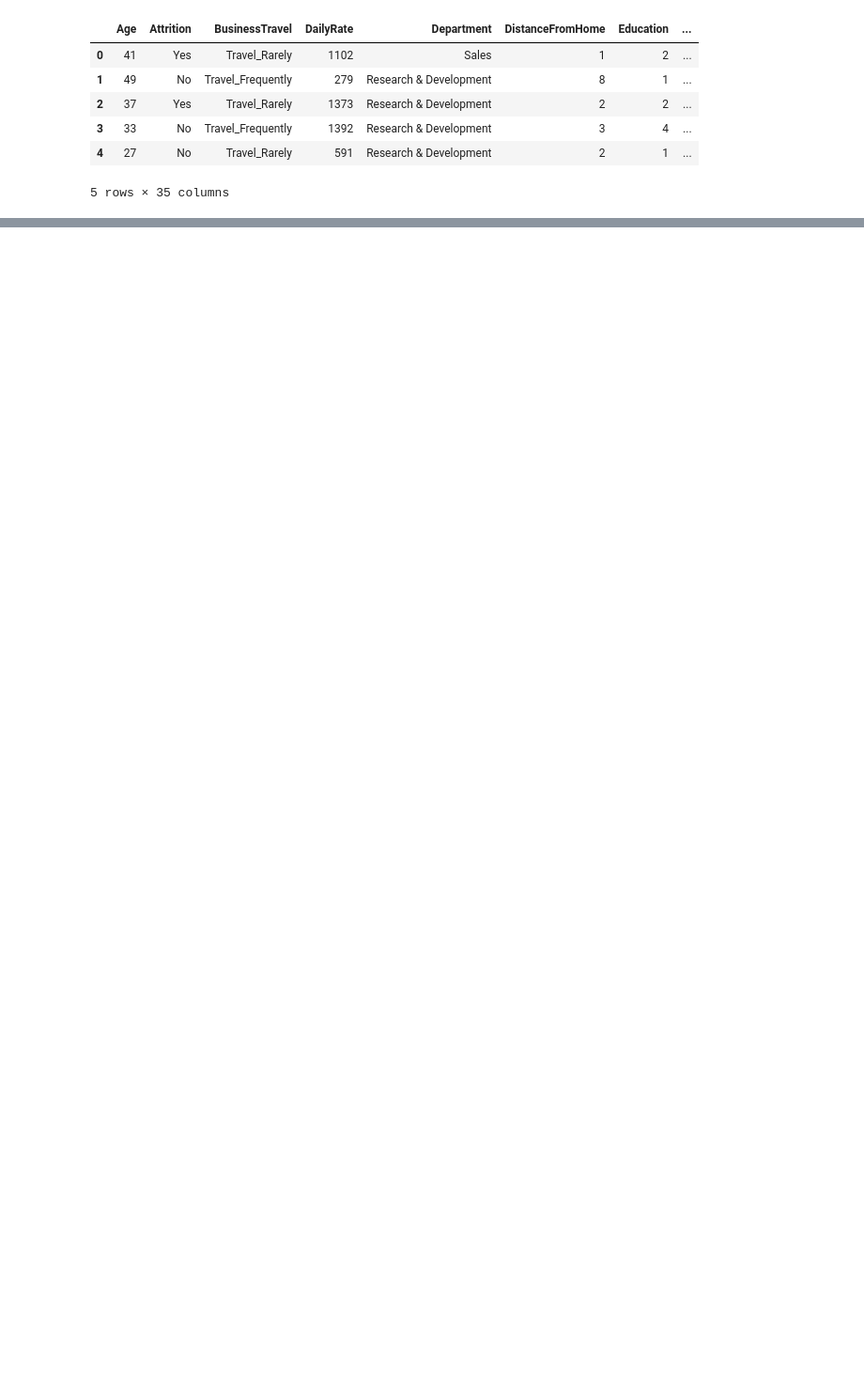
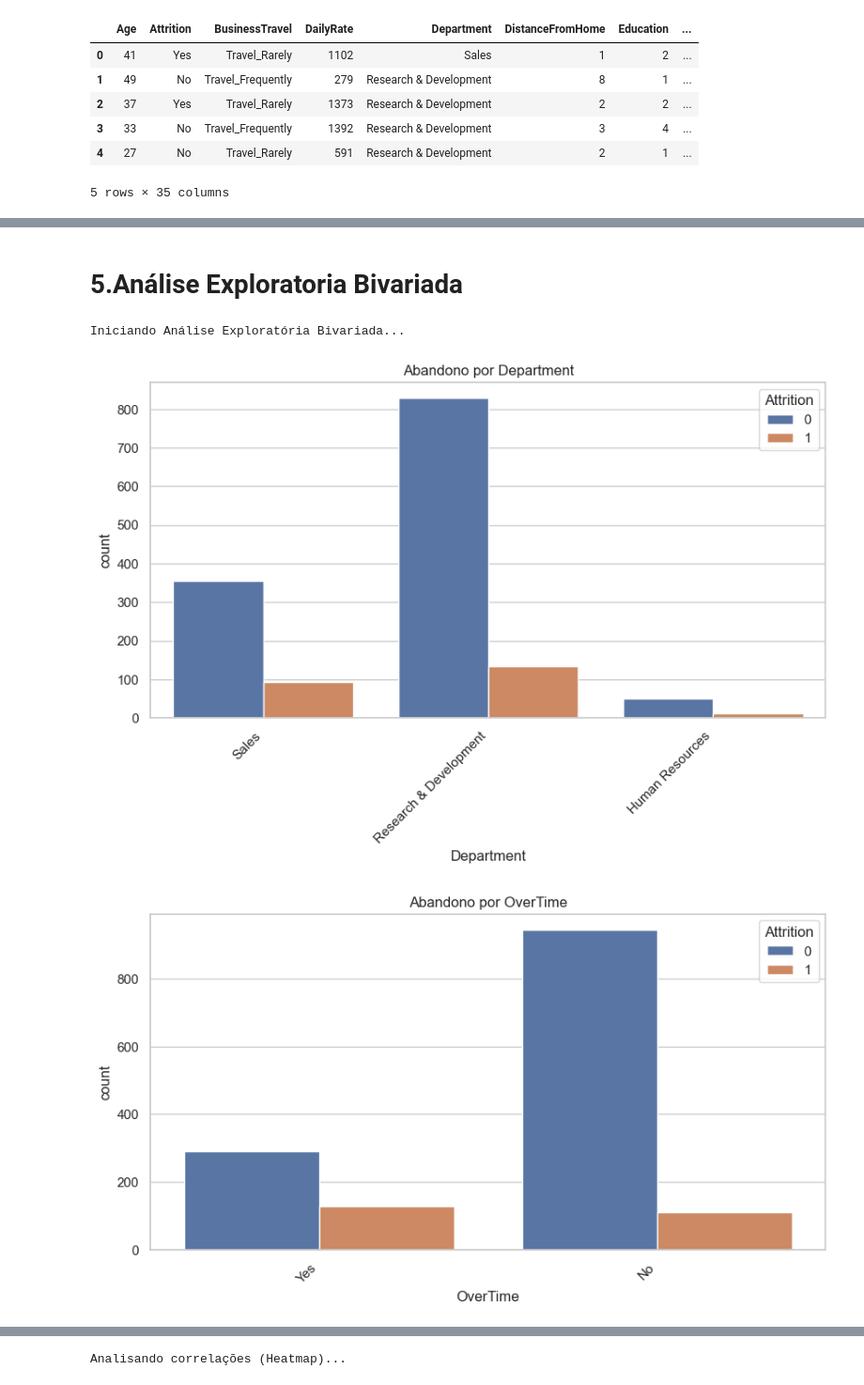
Before and after one commit to GabrielKaring/employee_prediction, a Jupyter notebook: main.ipynb, the cells around one changed output, grey strips where cells are left out. Shown at 94% size. Cells and saved outputs as stored; diff of their text form; code cells hidden in the pictures; blank space fills up the shorter version.

```diff
--- a/main.ipynb
+++ b/main.ipynb
@@ -159,0 +80,8 @@ weighted avg       0.87      0.84      0.78       441
+# %%
+df = df.drop(['EmployeeCount', 'StandardHours', 'Over18', 'EmployeeNumber'], axis=1)
+
+# Conversão da Variavel alvo (do seu #%% 6)
+df['Attrition'] = df['Attrition'].map({'Yes': 1, 'No':0})
+
+print("Colunas removidas e 'Attrition' convertido para 0/1.")
+df.head()
@@ -159,0 +97,49 @@ weighted avg       0.87      0.84      0.78       441
+# %% [markdown]
+# 5.Análise Exploratoria Bivariada
+# %%
+print("Iniciando Análise Exploratória Bivariada...")
+
+categorical_features = ['Department', 'OverTime', 'JobRole', 'MaritalStatus', 'Gender', 'BusinessTravel']
+
+for col in categorical_features:
+    if col in df.columns:
+        plt.figure(figsize=(10, 5))
+        # CORREÇÃO AQUI: Troquei 'vibrant' por 'pastel'
+        sns.countplot(x=col, hue='Attrition', data=df)
+        plt.title(f'Abandono por {col}')
+        plt.xticks(rotation=45, ha='right')
+        plt.show()
+# Insights: 'OverTime' (Hora Extra) parece ser um fator MUITO forte.
+# 'Single' (Solteiros) e 'Sales Representatives' (Vendedores) também parecem sair mais.
+
+# (Quais características numéricas influenciam?)
+numerical_features = ['Age', 'MonthlyIncome', 'DistanceFromHome', 'YearsAtCompany', 'JobSatisfaction']
+
+for col in numerical_features:
+    if col in df.columns:
+        plt.figure(figsize=(10, 5))
+        # 'coolwarm' está correto e vai funcionar
+        sns.boxplot(x='Attrition', y=col, data=df)
+        plt.title(f'Abandono por {col}')
+        plt.show()
+# Insights: Renda Mensal ('MonthlyIncome') mais baixa está ligada a mais abandono.
+# Baixa 'JobSatisfaction' (Satisfação) também.
+
+# --- Análise Multivariada (Correlações) ---
+print("\nAnalisando correlações (Heatmap)...")
+# Seleciona apenas colunas numéricas para a matriz
+numeric_df = df.select_dtypes(include=np.number)
+corr_matrix = numeric_df.corr()
+
+plt.figure(figsize=(20, 15))
+sns.heatmap(corr_matrix, annot=True, fmt='.2f', cmap='coolwarm', linewidths=0.5)
+plt.title('Matriz de Correlação (Heatmap)')
+plt.show()
+# Insights: 'Attrition' tem correlação negativa com 'Age', 'MonthlyIncome', 'YearsAtCompany'
+# e 'JobSatisfaction'.
+# Alerta de Colinearidade: 'YearsAtCompany' é altamente correlacionado com
+# 'YearsInCurrentRole' e 'YearsWithCurrManager'. 'TotalWorkingYears' com 'Age'.
+# %% [output]
+Iniciando Análise Exploratória Bivariada...
+[figure, added]
+[figure, added]
@@ -159,0 +155 @@ weighted avg       0.87      0.84      0.78       441
+Analisando correlações (Heatmap)...
```
Also changed, not shown: parts of 21 cells of this notebook.
